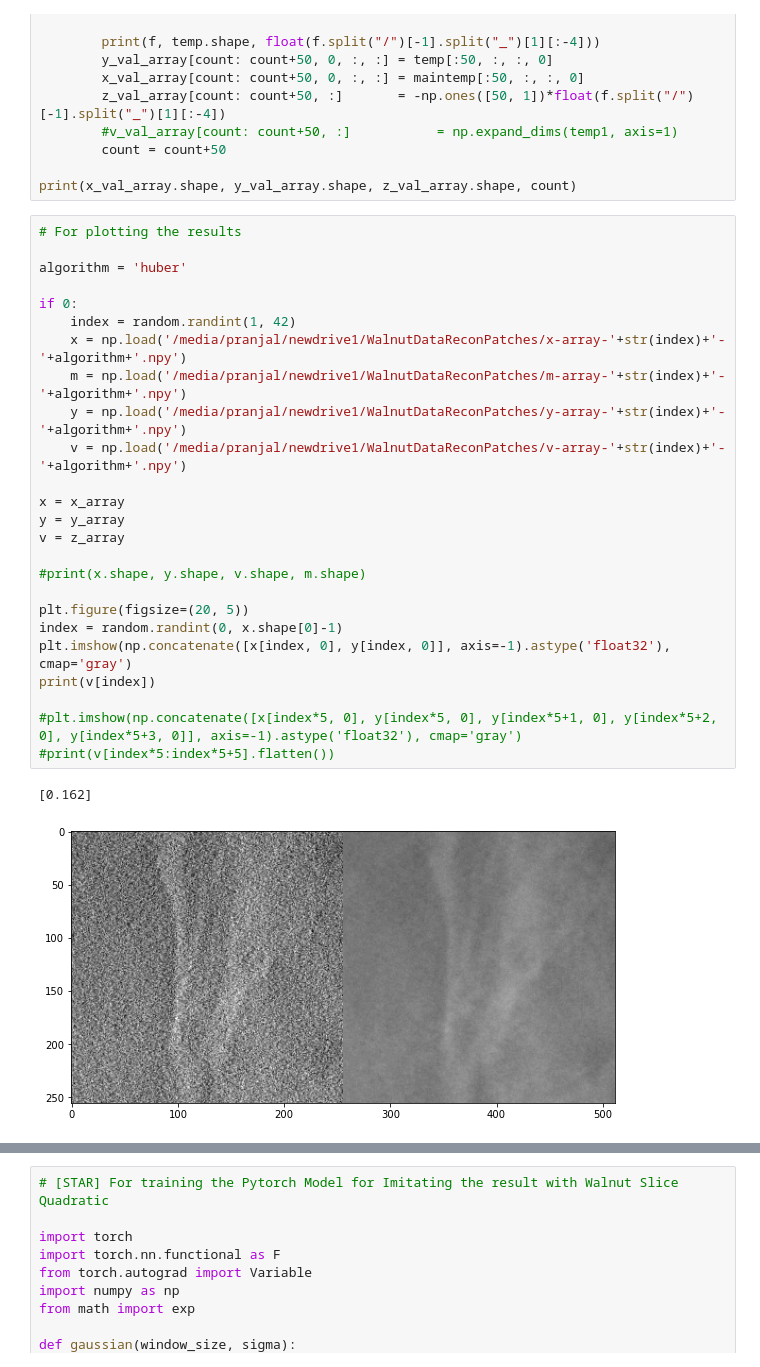
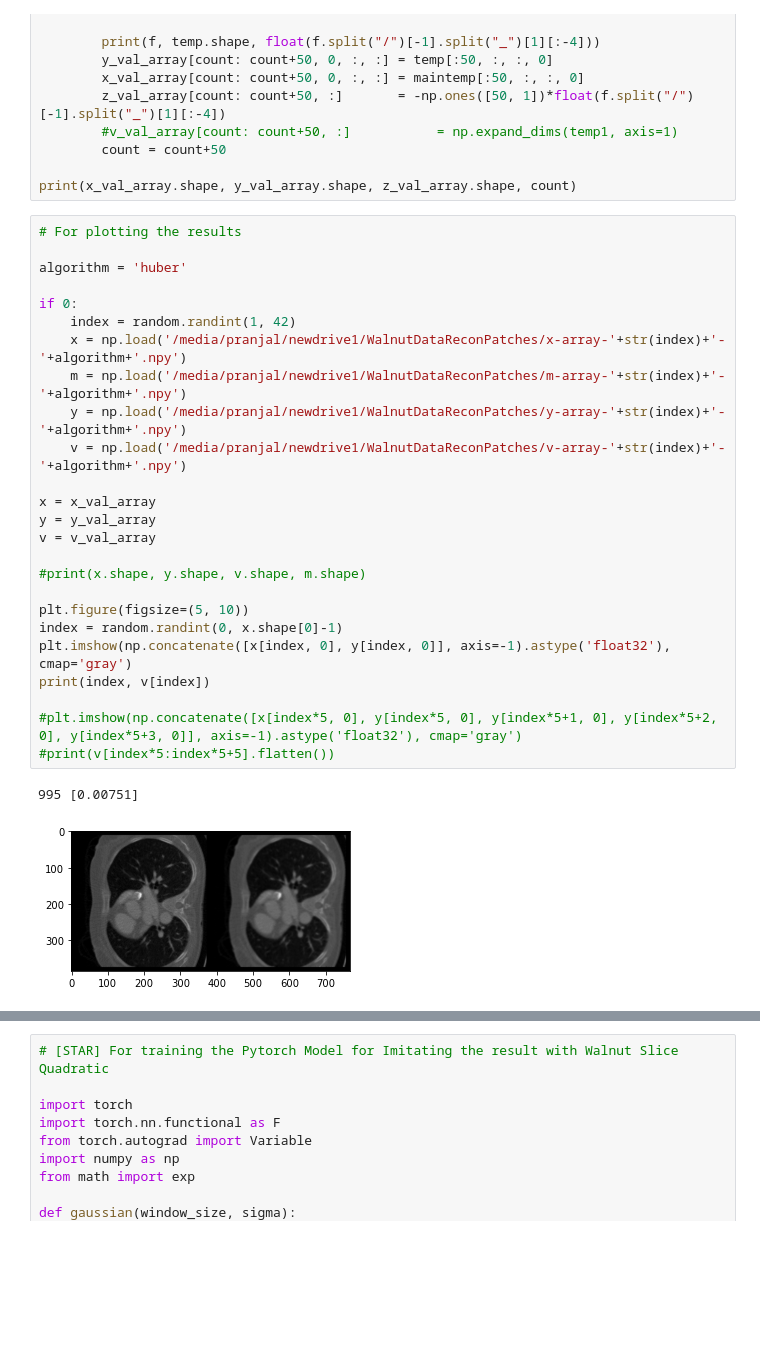
Before and after one commit to PranjalSahu/WalnutReconstructionCodes, a Jupyter notebook: test1.ipynb, the cells around one changed output, grey strips where cells are left out. Saved outputs shown, nothing was run; the diff lists cells and outputs as text; blank space fills up the shorter version.

```diff
--- a/test1.ipynb
+++ b/test1.ipynb
@@ -952,28 +1014,28 @@ print(x_val_array.shape, y_val_array.shape, z_val_array.shape, count)
 # %%
 # For plotting the results
 
 algorithm = 'huber'
 
 if 0:
     index = random.randint(1, 42)
     x = np.load('/media/pranjal/newdrive1/WalnutDataReconPatches/x-array-'+str(index)+'-'+algorithm+'.npy')
     m = np.load('/media/pranjal/newdrive1/WalnutDataReconPatches/m-array-'+str(index)+'-'+algorithm+'.npy')
     y = np.load('/media/pranjal/newdrive1/WalnutDataReconPatches/y-array-'+str(index)+'-'+algorithm+'.npy')
     v = np.load('/media/pranjal/newdrive1/WalnutDataReconPatches/v-array-'+str(index)+'-'+algorithm+'.npy')
 
-x = x_array
-y = y_array
-v = z_array
+x = x_val_array
+y = y_val_array
+v = v_val_array
 
 #print(x.shape, y.shape, v.shape, m.shape)
 
-plt.figure(figsize=(20, 5))
+plt.figure(figsize=(5, 10))
 index = random.randint(0, x.shape[0]-1)
 plt.imshow(np.concatenate([x[index, 0], y[index, 0]], axis=-1).astype('float32'), cmap='gray')
-print(v[index])
+print(index, v[index])
 
 #plt.imshow(np.concatenate([x[index*5, 0], y[index*5, 0], y[index*5+1, 0], y[index*5+2, 0], y[index*5+3, 0]], axis=-1).astype('float32'), cmap='gray')
 #print(v[index*5:index*5+5].flatten())
 # %% [output]
-[0.162]
+995 [0.00751]
-[figure, old version]
+[figure, new version]
```
Also changed, not shown: parts of 9 cells of this notebook.
